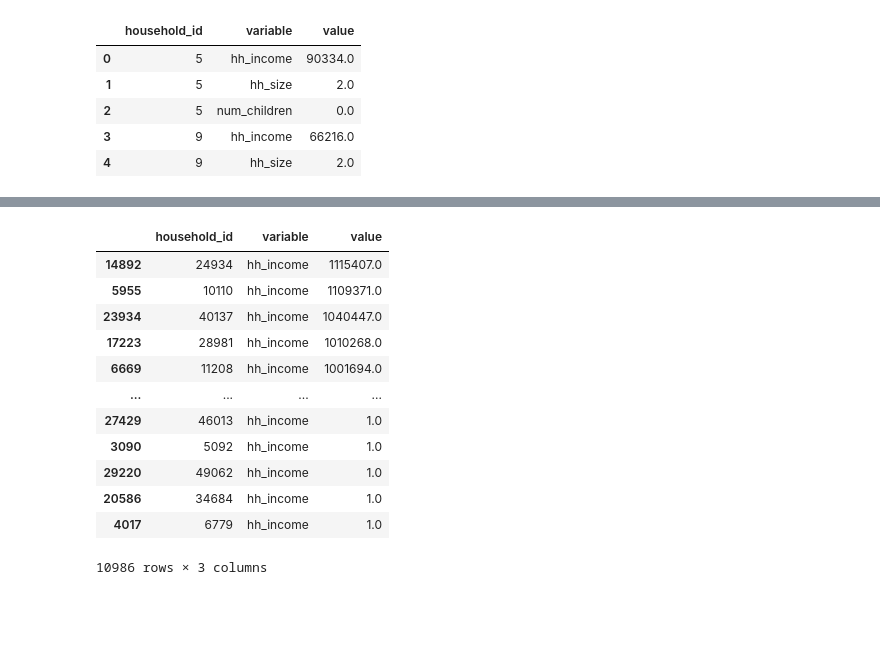
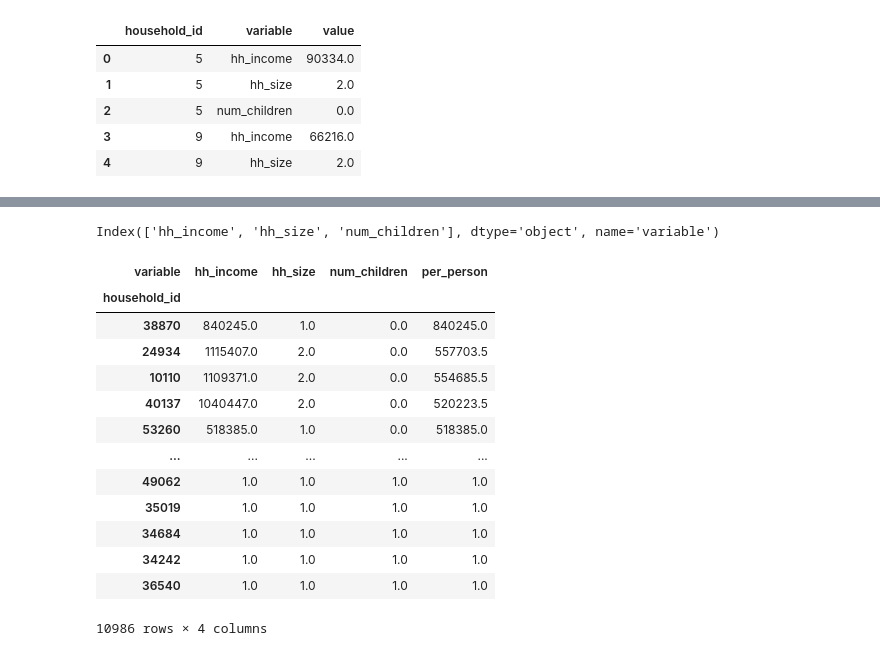
Before and after one commit to Lidetsal/Code_Practice, a Jupyter notebook: Alemu.ipynb, the cells around one changed output, grey strips where cells are left out. Drawn from its saved outputs; the diff is of its cells as text; code cells hidden in the pictures; blank space fills up the shorter version.

```diff
--- a/Alemu.ipynb
+++ b/Alemu.ipynb
@@ -98,0 +94,5 @@ Name: variable, dtype: int64
+# %%
+household = household.pivot(index='variable', columns='household_id', values='value')
+
+
+household
@@ -99,18 +106,25 @@ Name: variable, dtype: int64
+# %%
+household = household.T
+
+household.columns
+# %% [output]
+Index(['hh_income', 'hh_size', 'num_children'], dtype='object', name='variable')
 # %%
-income_df = household.loc[household.variable == 'hh_income']
+household ['per_person'] = household.hh_income/household.hh_size
 
-income_df.sort_values(by='value', ascending = False)
+household.sort_values(by='per_person', ascending=False)
 # %% [output]
-|  | household_id | variable | value |
-| 14892 | 24934 | hh_income | 1115407.0 |
-| 5955 | 10110 | hh_income | 1109371.0 |
-| 23934 | 40137 | hh_income | 1040447.0 |
-| 17223 | 28981 | hh_income | 1010268.0 |
-| 6669 | 11208 | hh_income | 1001694.0 |
-| ... | ... | ... | ... |
-| 27429 | 46013 | hh_income | 1.0 |
-| 3090 | 5092 | hh_income | 1.0 |
-| 29220 | 49062 | hh_income | 1.0 |
-| 20586 | 34684 | hh_income | 1.0 |
-| 4017 | 6779 | hh_income | 1.0 |
+| variable | hh_income | hh_size | num_children | per_person |
+| household_id |  |  |  |  |
+| 38870 | 840245.0 | 1.0 | 0.0 | 840245.0 |
+| 24934 | 1115407.0 | 2.0 | 0.0 | 557703.5 |
+| 10110 | 1109371.0 | 2.0 | 0.0 | 554685.5 |
+| 40137 | 1040447.0 | 2.0 | 0.0 | 520223.5 |
+| 53260 | 518385.0 | 1.0 | 0.0 | 518385.0 |
+| ... | ... | ... | ... | ... |
+| 49062 | 1.0 | 1.0 | 1.0 | 1.0 |
+| 35019 | 1.0 | 1.0 | 1.0 | 1.0 |
+| 34684 | 1.0 | 1.0 | 1.0 | 1.0 |
+| 34242 | 1.0 | 1.0 | 1.0 | 1.0 |
+| 36540 | 1.0 | 1.0 | 1.0 | 1.0 |
-10986 rows × 3 columns
+10986 rows × 4 columns
```
Also changed, not shown: parts of 21 cells of this notebook, 1 other file.
